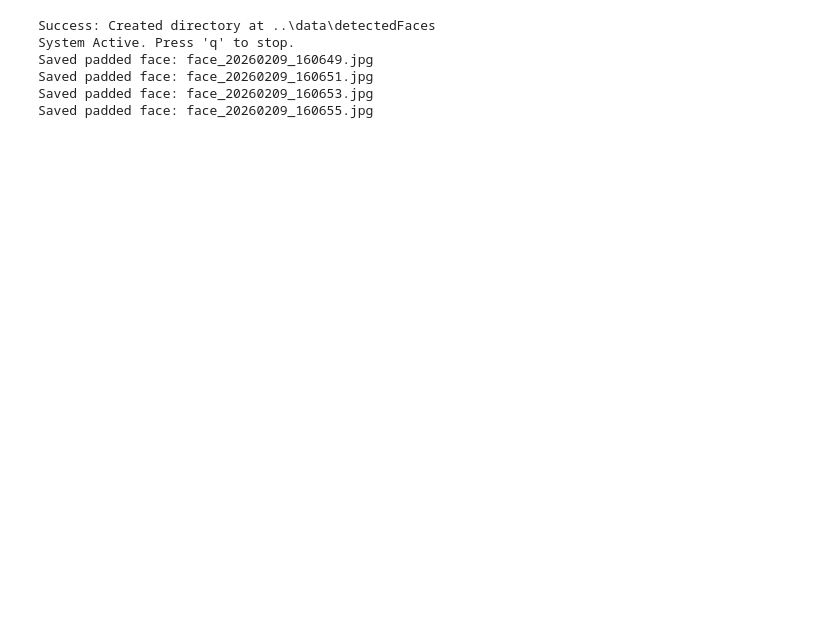
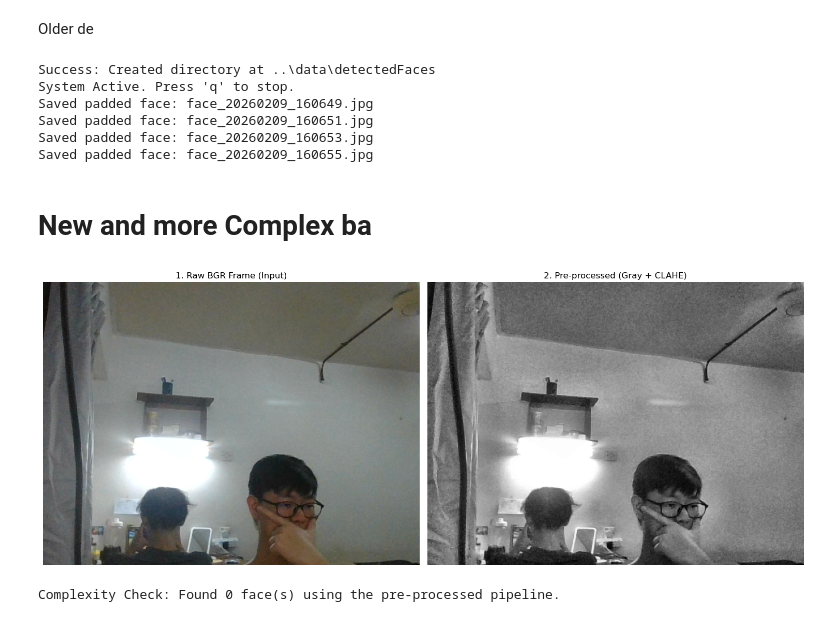
Before and after one commit to jaft952/AttSystem, a Jupyter notebook: processing/faceDetector.ipynb, the cells around one changed output. Drawn from its saved outputs; the diff is of its cells as text; code cells hidden in the pictures; blank space fills up the shorter version.

Commit message:
refactor: faceDetector to manual way

```diff
--- a/processing/faceDetector.ipynb
+++ b/processing/faceDetector.ipynb
@@ -1,3 +1,5 @@
+# %% [markdown]
+Older de
 # %%
 import face_recognition
 import cv2
@@ -88,3 +90,52 @@ Saved padded face: face_20260209_160649.jpg
 Saved padded face: face_20260209_160651.jpg
 Saved padded face: face_20260209_160653.jpg
 Saved padded face: face_20260209_160655.jpg
+# %% [markdown]
+# New and more Complex ba
+# %%
+import face_recognition
+import cv2
+import matplotlib.pyplot as plt
+
+# 1. Capture Raw Frame
+video_capture = cv2.VideoCapture(0)
+ret, frame = video_capture.read()
+video_capture.release()
+
+if ret:
+    # --- YOUR PIPELINE ---
+    # Step 1: Grayscale Conversion
+    # Reduces data complexity for faster math
+    gray = cv2.cvtColor(frame, cv2.COLOR_BGR2GRAY)
+
+    # Step 2: CLAHE (Advanced Normalization)
+    # Improves local contrast so features are standardized
+    clahe = cv2.createCLAHE(clipLimit=2.0, tileGridSize=(8, 8))
+    equ = clahe.apply(gray)
+
+    # --- DISPLAY COMPARISON ---
+    plt.figure(figsize=(15, 7))
+
+    # Left: Original Raw Image
+    plt.subplot(1, 2, 1)
+    plt.title("1. Raw BGR Frame (Input)")
+    # Convert BGR to RGB just for matplotlib display
+    plt.imshow(cv2.cvtColor(frame, cv2.COLOR_BGR2RGB))
+    plt.axis('off')
+
+    # Right: Pre-processed Image for Detection
+    plt.subplot(1, 2, 2)
+    plt.title("2. Pre-processed (Gray + CLAHE)")
+    plt.imshow(equ, cmap='gray')
+    plt.axis('off')
+
+    plt.tight_layout()
+    plt.show()
+
+    # Step 3: Verify Detection
+    # Mention that the algorithm now looks for HOG descriptors in the 'equ' image
+    face_locations = face_recognition.face_locations(equ, model="hog")
+    print(f"Complexity Check: Found {len(face_locations)} face(s) using the pre-processed pipeline.")
+# %% [output]
+[figure, added]
+Complexity Check: Found 0 face(s) using the pre-processed pipeline.
```
Also changed, not shown: parts of 1 cell of this notebook.
